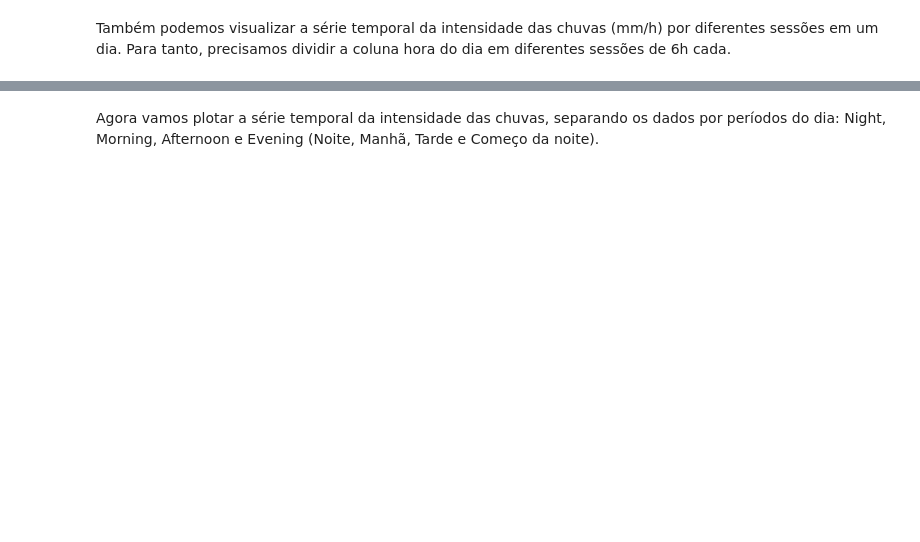
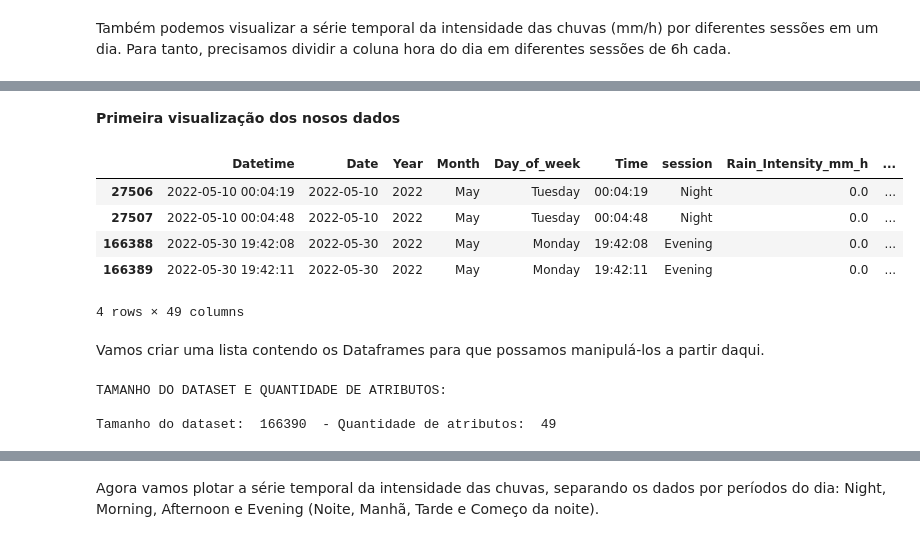
Before and after one commit to lourencocavalcante/Introduction-to-Data-Science, a Jupyter notebook: CAP394_2022_ProjetoFinal_EDA.ipynb, the cells around one changed output, grey strips where cells are left out. Cells and saved outputs as stored; diff of their text form; code cells hidden in the pictures; blank space fills up the shorter version.

```diff
--- a/CAP394_2022_ProjetoFinal_EDA.ipynb
+++ b/CAP394_2022_ProjetoFinal_EDA.ipynb
@@ -224,0 +264,22 @@ df_MP3000A_final=df_MP3000A_final.assign(session=pd.cut(df_MP3000A_final.Datetim
+# %% [markdown]
+**Primeira visualização dos nosos dados**
+# %%
+#Vamos visualizar as primeiras 2 e últimas 2 linhas dos dados
+df_MP3000A_RD80_final.loc[df_MP3000A_RD80_final['DataQuality'] > 0].head(n=2).append(df_MP3000A_RD80_final.loc[df_MP3000A_RD80_final['DataQuality'] > 0].tail(n=2))
+# %% [output]
+|  | Datetime | Date | Year | Month | Day_of_week | Time | session | Rain_Intensity_mm_h | ... |
+| 27506 | 2022-05-10 00:04:19 | 2022-05-10 | 2022 | May | Tuesday | 00:04:19 | Night | 0.0 | ... |
+| 27507 | 2022-05-10 00:04:48 | 2022-05-10 | 2022 | May | Tuesday | 00:04:48 | Night | 0.0 | ... |
+| 166388 | 2022-05-30 19:42:08 | 2022-05-30 | 2022 | May | Monday | 19:42:08 | Evening | 0.0 | ... |
+| 166389 | 2022-05-30 19:42:11 | 2022-05-30 | 2022 | May | Monday | 19:42:11 | Evening | 0.0 | ... |
+4 rows × 49 columns
+# %% [markdown]
+Vamos criar uma lista contendo os Dataframes para que possamos manipulá-los a partir daqui.
+# %%
+#Vamos verificar o tamanho dos Datasets e visualizar as suas colunas.
+print('TAMANHO DO DATASET E QUANTIDADE DE ATRIBUTOS:\n')
+print('Tamanho do dataset: ',df_MP3000A_RD80_final.shape[0], ' - Quantidade de atributos: ', df_MP3000A_RD80_final.shape[1])
+# %% [output]
+TAMANHO DO DATASET E QUANTIDADE DE ATRIBUTOS:
+
+Tamanho do dataset:  166390  - Quantidade de atributos:  49
```
Also changed, not shown: parts of 53 cells of this notebook.
